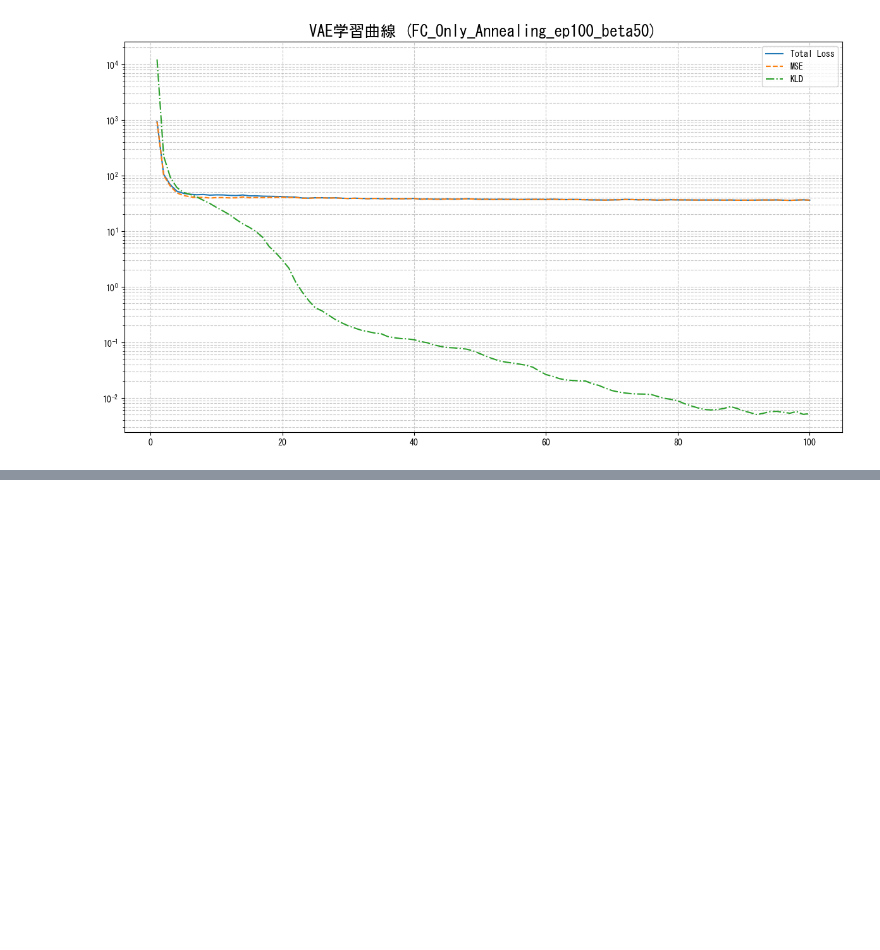
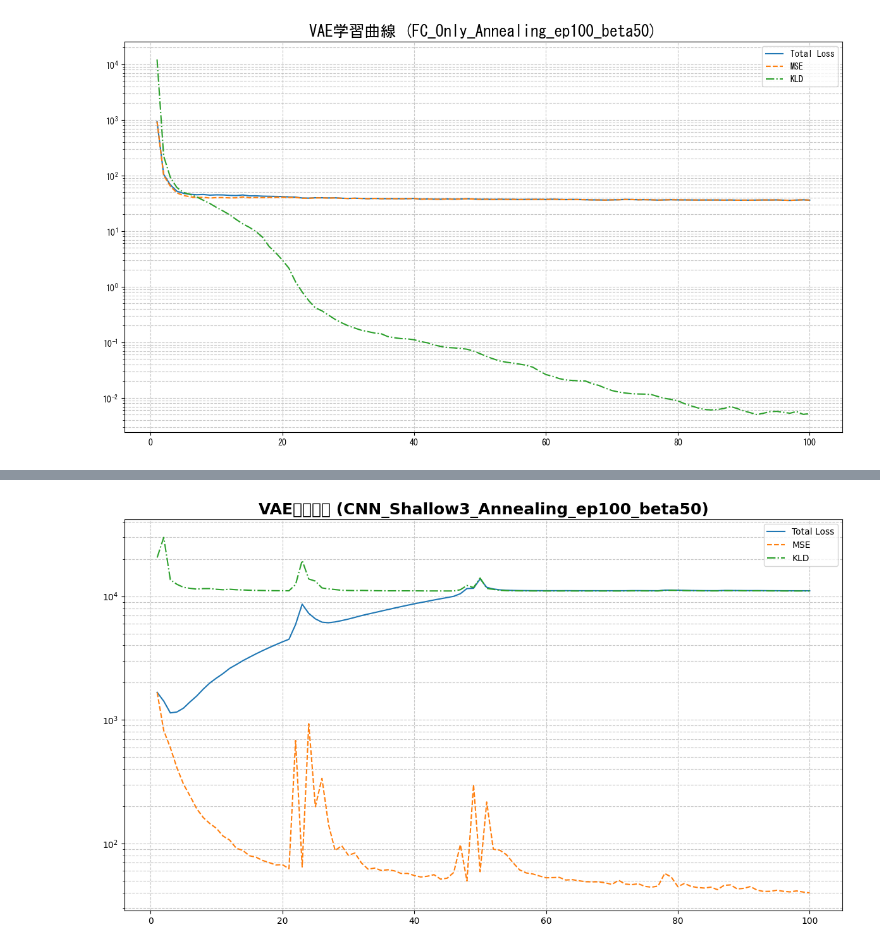
Before and after one commit to tokiyaokoshi/image-anomaly-detection, a Jupyter notebook: build_vae_model.ipynb, the cells around one changed output, grey strips where cells are left out. Cells and saved outputs as stored; diff of their text form; code cells hidden in the pictures; blank space fills up the shorter version.

```diff
--- a/build_vae_model.ipynb
+++ b/build_vae_model.ipynb
@@ -457,68 +521,104 @@ transform = transforms.Compose([
 ])
 
 # =====================================================================
-# 2. モデル定義: 浅いCNN 3層 (CNN_Shallow3)
+# 2. モデル定義: 浅いCNNモデル (CNN_Shallow3)
 # =====================================================================
-class VAE_Shallow(nn.Module):
+class VAE_CNN_Shallow3(nn.Module):
     def __init__(self, latent_dim=64):
-        super(VAE_Shallow, self).__init__()
-        self.encoder = nn.Sequential(
-            nn.Conv2d(1, 16, 4, 2, 1), nn.ReLU(),
-            nn.Conv2d(16, 32, 4, 2, 1), nn.ReLU(),
-            nn.Conv2d(32, 64, 4, 2, 1), nn.ReLU(),
+        super(VAE_CNN_Shallow3, self).__init__()
+
+        # エンコーダ: 畳み込み層で空間情報を保ちながら圧縮 (128 -> 64 -> 32 -> 16)
+        self.encoder_conv = nn.Sequential(
+            nn.Conv2d(1, 16, kernel_size=4, stride=2, padding=1),
+            nn.BatchNorm2d(16),
+            nn.ReLU(),
+
+            nn.Conv2d(16, 32, kernel_size=4, stride=2, padding=1),
+            nn.BatchNorm2d(32),
+            nn.ReLU(),
+
+            nn.Conv2d(32, 64, kernel_size=4, stride=2, padding=1),
+            nn.BatchNorm2d(64),
+            nn.ReLU()
         )
+
+        # 64チャンネル * 16 * 16 = 16384次元
         self.fc_mu = nn.Linear(64 * 16 * 16, latent_dim)
         self.fc_logvar = nn.Linear(64 * 16 * 16, latent_dim)
 
-        self.fc_dec = nn.Sequential(nn.Linear(latent_dim, 64 * 16 * 16), nn.ReLU())
-        self.decoder = nn.Sequential(
-            nn.ConvTranspose2d(64, 32, 4, 2, 1), nn.ReLU(),
-            nn.ConvTranspose2d(32, 16, 4, 2, 1), nn.ReLU(),
-            nn.ConvTranspose2d(16, 1, 4, 2, 1), nn.Sigmoid(),
+        self.decoder_fc = nn.Linear(latent_dim, 64 * 16 * 16)
+
+        # デコーダ: 逆畳み込み層で元の画像サイズへ復元
+        self.decoder_conv = nn.Sequential(
+            nn.ConvTranspose2d(64, 32, kernel_size=4, stride=2, padding=1),
+            nn.BatchNorm2d(32),
+            nn.ReLU(),
+
+            nn.ConvTranspose2d(32, 16, kernel_size=4, stride=2, padding=1),
+            nn.BatchNorm2d(16),
+            nn.ReLU(),
+
+            nn.ConvTranspose2d(16, 1, kernel_size=4, stride=2, padding=1),
+            nn.Sigmoid()
         )
 
     def forward(self, x):
-        h = self.encoder(x)
+        h = self.encoder_conv(x)
         h = torch.flatten(h, start_dim=1)
-        mu, logvar = self.fc_mu(h), self.fc_logvar(h)
+
+        mu = self.fc_mu(h)
+        logvar = self.fc_logvar(h)
+
+        # ★重要: GPUでのKLD爆発（オーバーフロー）を防ぐ安全装置
+        logvar = torch.clamp(logvar, max=10.0)
+
         std = torch.exp(0.5 * logvar)
         z = mu + torch.randn_like(std) * std
-        h_dec = self.fc_dec(z).view(-1, 64, 16, 16)
-        recon = self.decoder(h_dec)
+
+        h_recon = self.decoder_fc(z)
+        h_recon = h_recon.view(-1, 64, 16, 16) # 4階テンソルに戻す
+        recon = self.decoder_conv(h_recon)
+
         return recon, mu, logvar
 
-def vae_loss(recon_x, x, mu, logvar):
+def vae_loss(recon_x, x, mu, logvar, beta=1.0):
     MSE = nn.functional.mse_loss(recon_x, x, reduction='sum')
     KLD = -0.5 * torch.sum(1 + logvar - mu.pow(2) - logvar.exp())
-    return MSE, KLD, MSE + KLD
+    return MSE, KLD, MSE + beta * KLD
 
 # =====================================================================
 # 3. 学習ループ
 # =====================================================================
 if __name__ == "__main__":
-    DATA_DIR = r"C:\Users\tokiy\my_GItHub\image-anomaly-detection\data\bottle"
+    # ★重要: OSに依存しない相対パスに変更 (エラー回避)
+    DATA_DIR = "data/bottle"
     SAVE_DIR = "saved_models"
-    MODEL_NAME = "CNN_Shallow3"
+    MODEL_NAME = "CNN_Shallow3_Annealing_ep100_beta50"
 
     dataset = MVTecTrainDataset(DATA_DIR, transform=transform)
     dataloader = DataLoader(dataset, batch_size=32, shuffle=True)
     device = torch.device("cuda" if torch.cuda.is_available() else "cpu")
     print(f"使用デバイス: {device} | モデル: {MODEL_NAME}")
 
-    model = VAE_Shallow(latent_dim=64).to(device)
+    model = VAE_CNN_Shallow3(latent_dim=64).to(device)
     optimizer = optim.Adam(model.parameters(), lr=1e-3)
-    epochs = 200
+    epochs = 100
+    ANNEALING_EPOCHS = 50
 
     mse_history, kld_history, total_loss_history = [], [], []
 
     model.train()
     for epoch in range(epochs):
+        beta = min(1.0, epoch / ANNEALING_EPOCHS)
+
         train_mse, train_kld, train_total = 0, 0, 0
         for batch_images in dataloader:
             batch_images = batch_images.to(device)
             optimizer.zero_grad()
             recon_images, mu, logvar = model(batch_images)
-            mse, kld, total_loss = vae_loss(recon_images, batch_images, mu, logvar)
+
+            mse, kld, total_loss = vae_loss(recon_images, batch_images, mu, logvar, beta=beta)
+
             total_loss.backward()
             optimizer.step()
 
@@ -534,8 +634,7 @@ if __name__ == "__main__":
         kld_history.append(avg_kld)
         total_loss_history.append(avg_total)
 
-        if (epoch + 1) % 10 == 0 or epoch == 0:
-            print(f"Epoch [{epoch+1:3d}/{epochs}] | Total: {avg_total:.4f} (MSE: {avg_mse:.4f}, KLD: {avg_kld:.4f})")
+        print(f"Epoch [{epoch+1:3d}/{epochs}] | Total: {avg_total:.4f} (MSE: {avg_mse:.4f}, KLD: {avg_kld:.4f}) | beta: {beta:.3f}")
 
     # 保存処理
     save_path = Path(SAVE_DIR)
@@ -553,3 +652,4 @@ if __name__ == "__main__":
     plt.tight_layout()
     plt.savefig(save_path / f"loss_curve_{MODEL_NAME}.png")
     plt.show()
+# %% [output]
@@ -556,2 +703,3 @@ if __name__ == "__main__":
+[figure, added]
 # %%
 # 3. 深いCNNモデル（CNN_Deep5）
```
Also changed, not shown: parts of 4 cells of this notebook, 2 other files.
